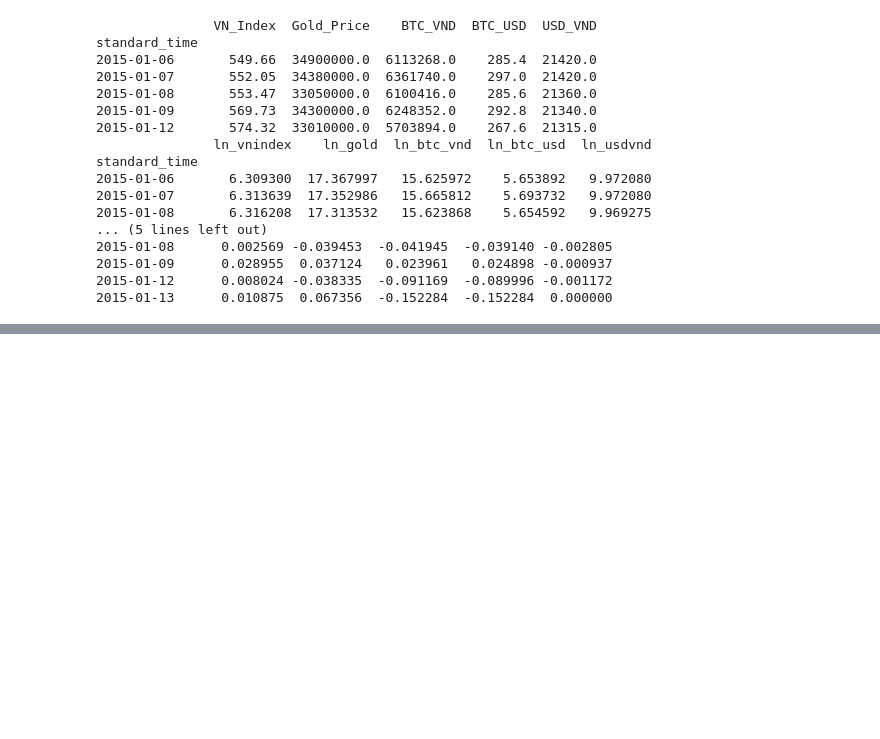
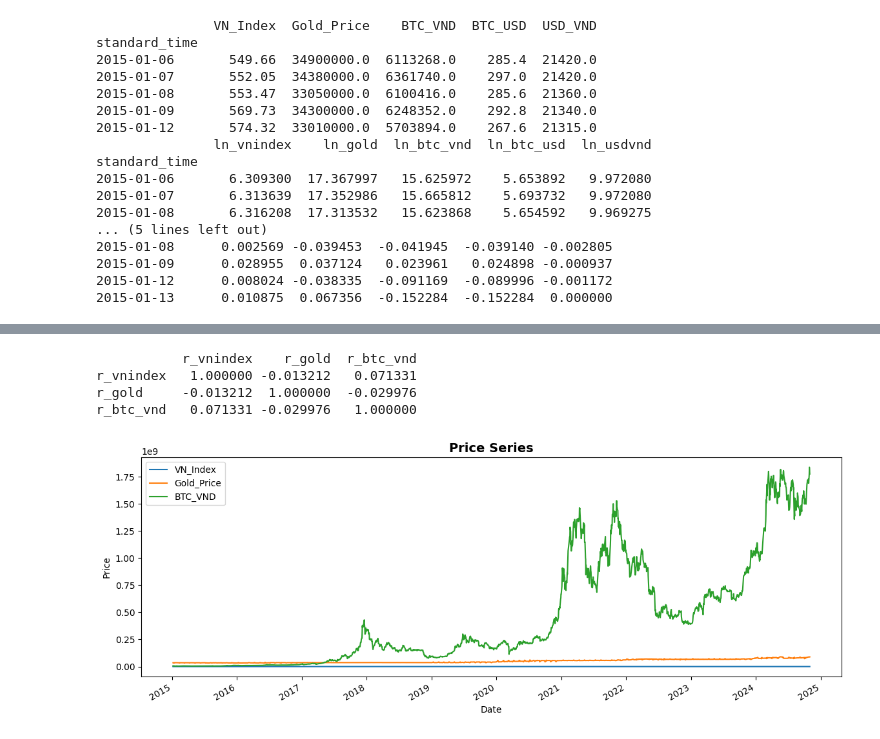
Before and after one commit to Gitzvaaaa/Digital-gold-debate, a Jupyter notebook: Notebooks/eda_&_preprocessing.ipynb, the cells around one changed output, grey strips where cells are left out. Cells and saved outputs as stored; diff of their text form; code cells hidden in the pictures; blank space fills up the shorter version.

```diff
--- a/Notebooks/eda_&_preprocessing.ipynb
+++ b/Notebooks/eda_&_preprocessing.ipynb
@@ -208,0 +298,16 @@ standard_time
+# %%
+corr_matrix = ret[["r_vnindex", "r_gold", "r_btc_vnd"]].corr()
+print(corr_matrix)
+# %% [output]
+           r_vnindex    r_gold  r_btc_vnd
+r_vnindex   1.000000 -0.013212   0.071331
+r_gold     -0.013212  1.000000  -0.029976
+r_btc_vnd   0.071331 -0.029976   1.000000
+# %%
+price[["VN_Index", "Gold_Price", "BTC_VND"]].plot(figsize=(14, 5))
+plt.title("Price Series", fontsize=14, fontweight='bold')
+plt.xlabel("Date")
+plt.ylabel("Price")
+plt.show()
+# %% [output]
+[figure, added]
```
Also changed, not shown: parts of 15 cells of this notebook, 2 other files.
